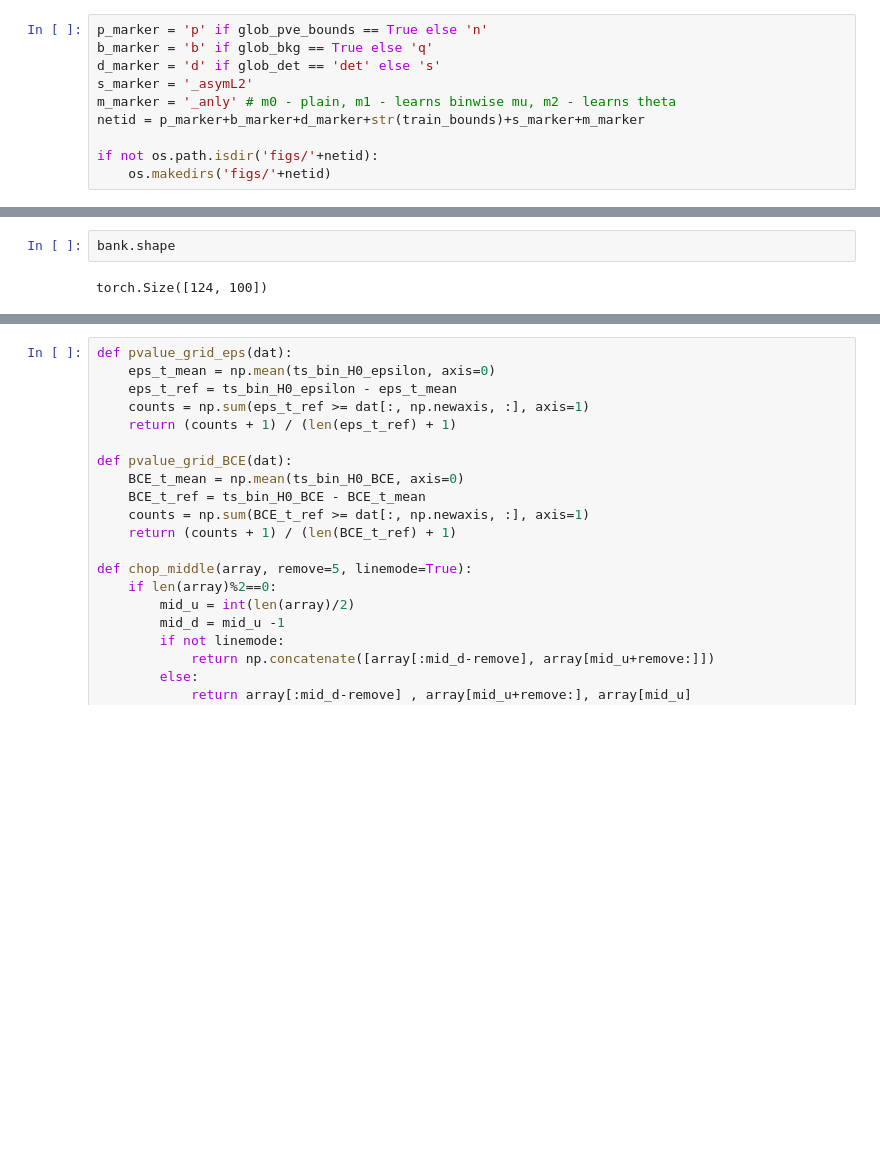
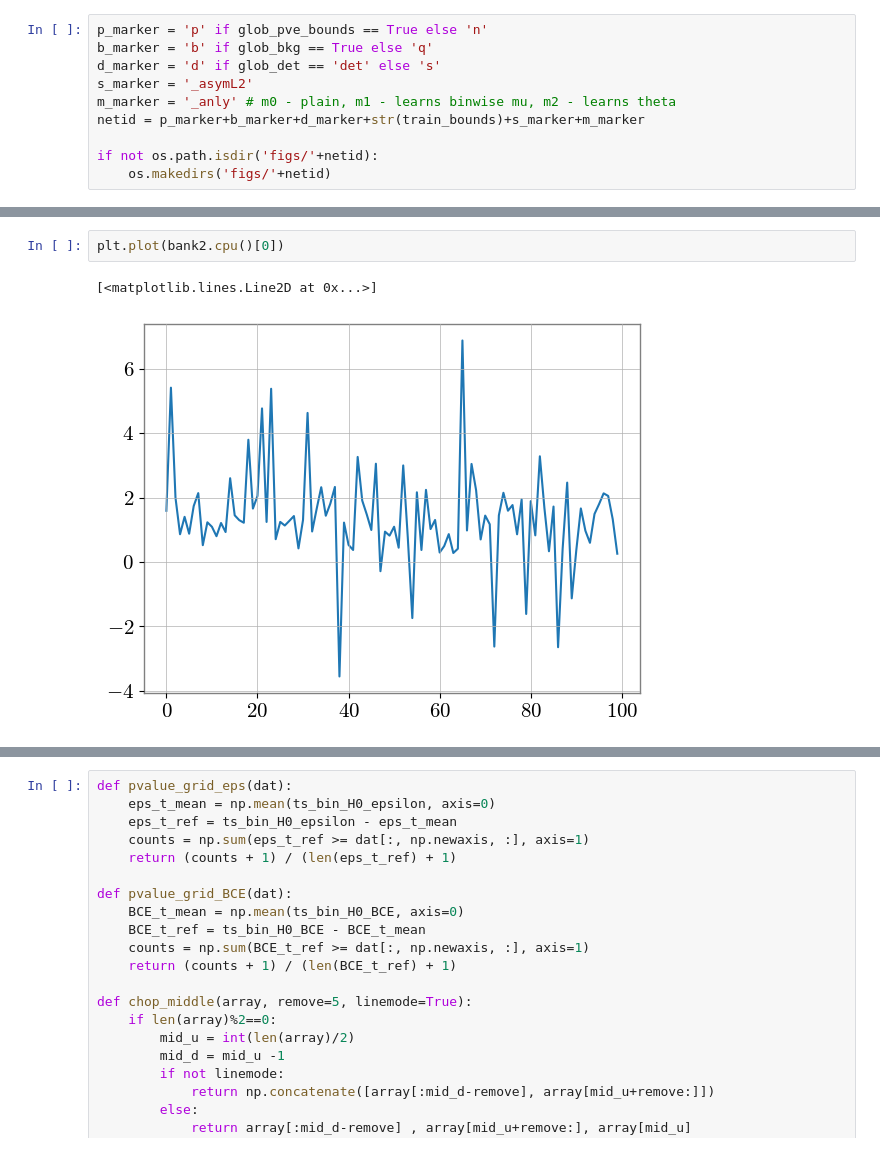
Before and after one commit to james-alvey-42/gw-mist, a Jupyter notebook: notebooks/week6/modified_networks2.ipynb, the cells around one changed output, grey strips where cells are left out. Cells and saved outputs as stored; diff of their text form; blank space fills up the shorter version.

```diff
--- a/notebooks/week6/modified_networks2.ipynb
+++ b/notebooks/week6/modified_networks2.ipynb
@@ -218,4 +218,5 @@ plt.plot(bank[0].cpu()-(gauss.cpu())[0])
 # %%
-bank.shape
+plt.plot(bank2.cpu()[0])
 # %% [output]
-torch.Size([124, 100])
+[<matplotlib.lines.Line2D at 0x...>]
+[figure, added]
```
Also changed, not shown: parts of 15 cells of this notebook.
